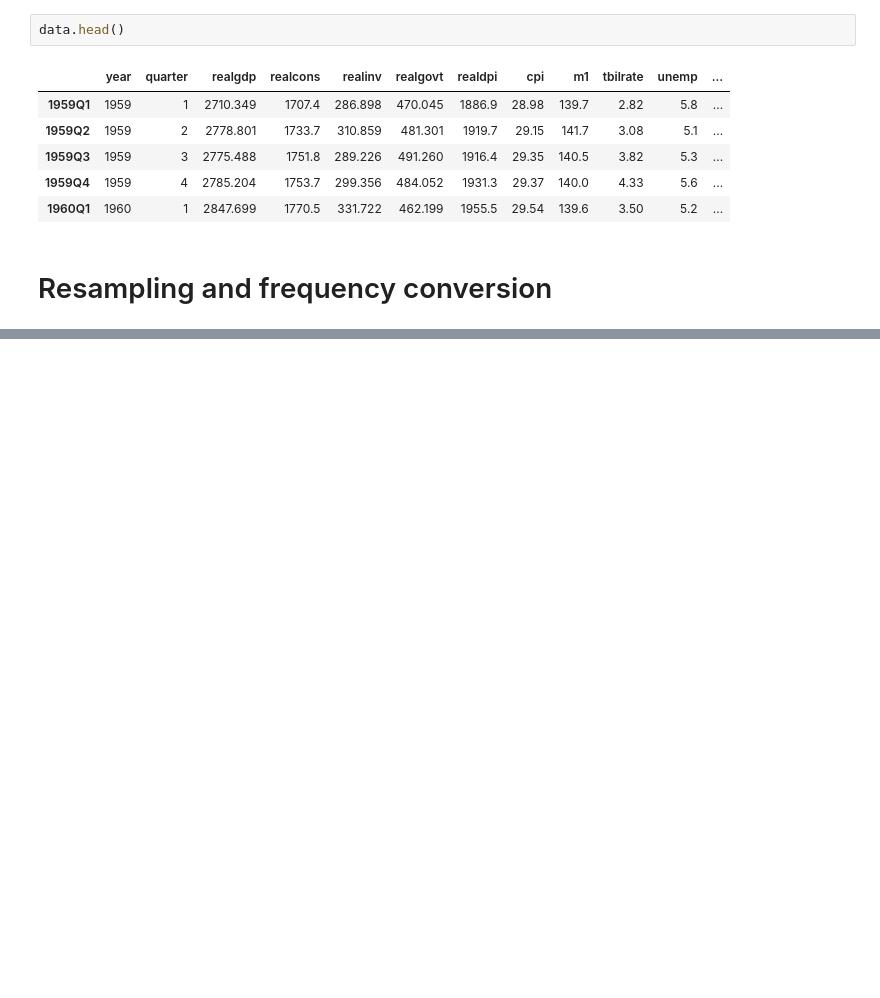
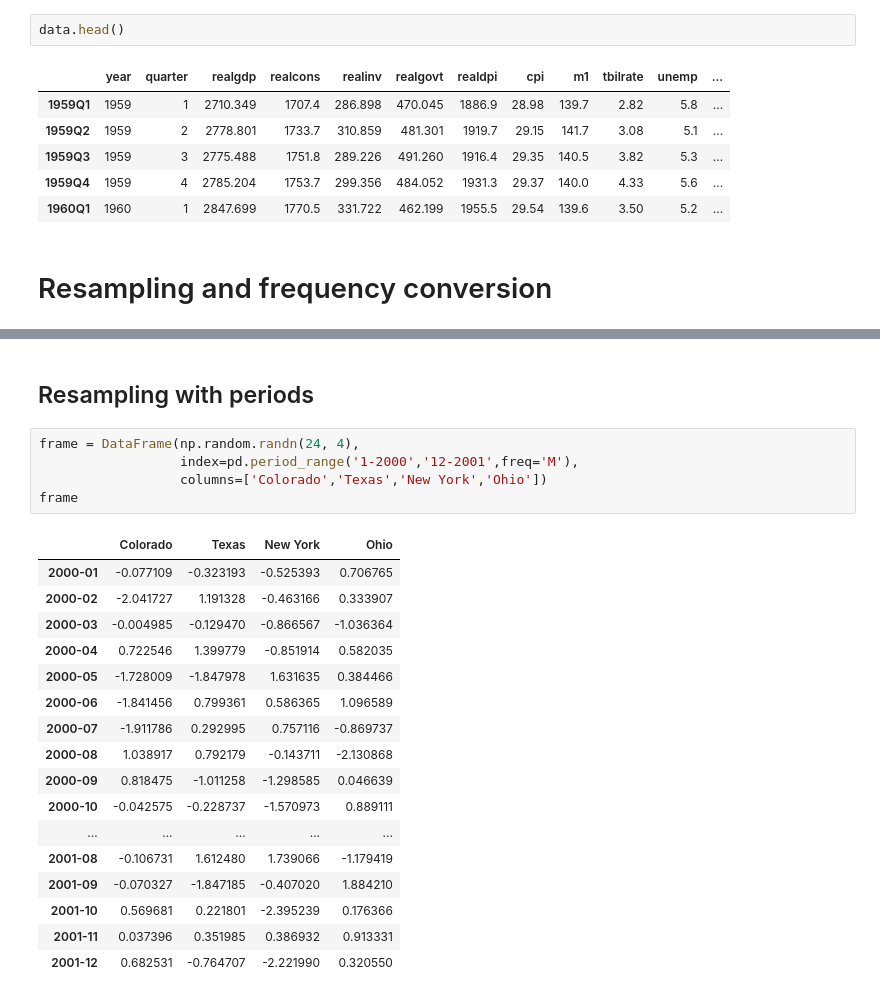
Before and after one commit to aenfield/random, a Jupyter notebook: PythonForDataAnalysisCh10.ipynb, the cells around one changed output, grey strips where cells are left out. Cells and saved outputs as stored; diff of their text form; blank space fills up the shorter version.

```diff
--- a/PythonForDataAnalysisCh10.ipynb
+++ b/PythonForDataAnalysisCh10.ipynb
@@ -973,0 +1147,25 @@ data.head()
+# %% [markdown]
+## Resampling with periods
+# %%
+frame = DataFrame(np.random.randn(24, 4),
+                  index=pd.period_range('1-2000','12-2001',freq='M'),
+                  columns=['Colorado','Texas','New York','Ohio'])
+frame
+# %% [output]
+|  | Colorado | Texas | New York | Ohio |
+| 2000-01 | -0.077109 | -0.323193 | -0.525393 | 0.706765 |
+| 2000-02 | -2.041727 | 1.191328 | -0.463166 | 0.333907 |
+| 2000-03 | -0.004985 | -0.129470 | -0.866567 | -1.036364 |
+| 2000-04 | 0.722546 | 1.399779 | -0.851914 | 0.582035 |
+| 2000-05 | -1.728009 | -1.847978 | 1.631635 | 0.384466 |
+| 2000-06 | -1.841456 | 0.799361 | 0.586365 | 1.096589 |
+| 2000-07 | -1.911786 | 0.292995 | 0.757116 | -0.869737 |
+| 2000-08 | 1.038917 | 0.792179 | -0.143711 | -2.130868 |
+| 2000-09 | 0.818475 | -1.011258 | -1.298585 | 0.046639 |
+| 2000-10 | -0.042575 | -0.228737 | -1.570973 | 0.889111 |
+| ... | ... | ... | ... | ... |
+| 2001-08 | -0.106731 | 1.612480 | 1.739066 | -1.179419 |
+| 2001-09 | -0.070327 | -1.847185 | -0.407020 | 1.884210 |
+| 2001-10 | 0.569681 | 0.221801 | -2.395239 | 0.176366 |
+| 2001-11 | 0.037396 | 0.351985 | 0.386932 | 0.913331 |
+| 2001-12 | 0.682531 | -0.764707 | -2.221990 | 0.320550 |
```
Also changed, not shown: parts of 29 cells of this notebook.
